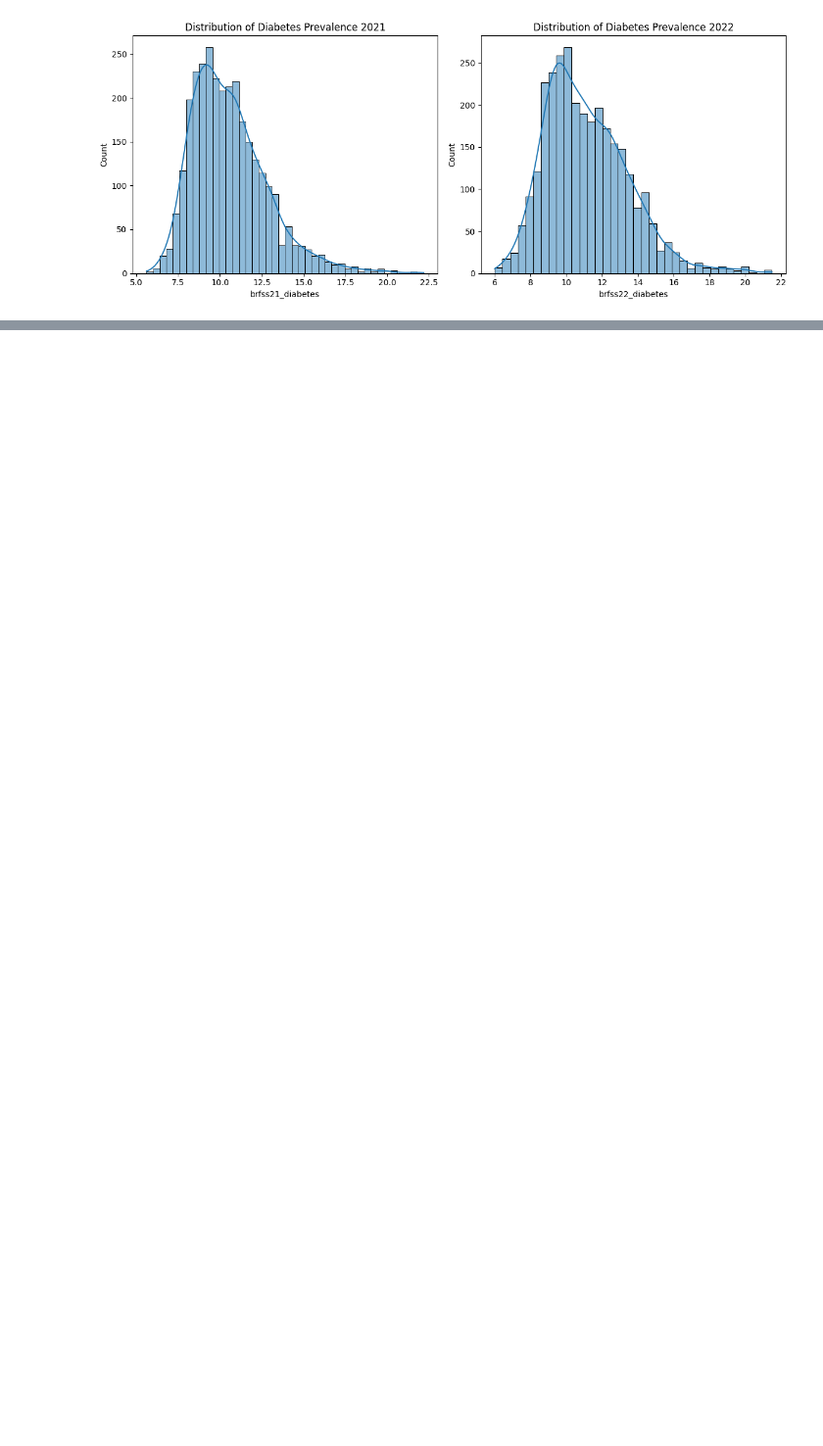
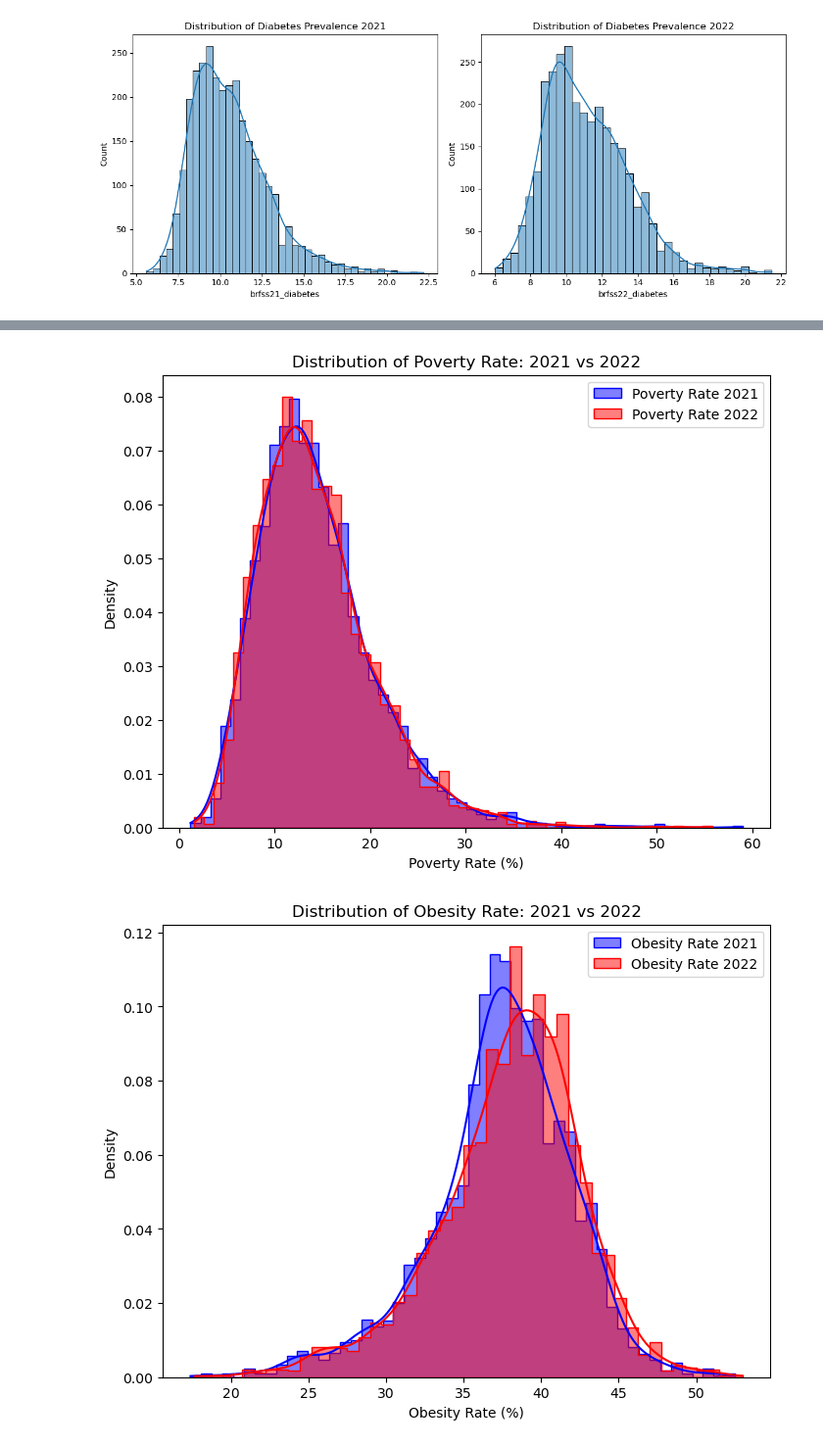
Before and after one commit to mfarme/internet_diabetes, a Jupyter notebook: 03_code/03.02_analysis/eda.ipynb, the cells around one changed output, grey strips where cells are left out. Shown at 98% size. Saved outputs shown, nothing was run; the diff lists cells and outputs as text; code cells hidden in the pictures; blank space fills up the shorter version.

```diff
--- a/03_code/03.02_analysis/eda.ipynb
+++ b/03_code/03.02_analysis/eda.ipynb
@@ -59,0 +41,37 @@ plt.show()
+# %%
+plt.figure(figsize=(8, 6))
+sns.histplot(df['acs21_pct_ses_pov'], kde=True, stat='density', element='step', fill=True, color='blue', alpha=0.5, label='Poverty Rate 2021')
+sns.histplot(df['acs22_pct_ses_pov'], kde=True, stat='density', element='step', fill=True, color='red', alpha=0.5, label='Poverty Rate 2022')
+plt.title('Distribution of Poverty Rate: 2021 vs 2022')
+plt.xlabel('Poverty Rate (%)')
+plt.legend()
+plt.show()
+
+# obesity rate comparison
+plt.figure(figsize=(8, 6))
+sns.histplot(df['brfss21_obesity'], kde=True, stat='density', element='step', fill=True, color='blue', alpha=0.5, label='Obesity Rate 2021')
+sns.histplot(df['brfss22_obesity'], kde=True, stat='density', element='step', fill=True, color='red', alpha=0.5, label='Obesity Rate 2022')
+plt.title('Distribution of Obesity Rate: 2021 vs 2022')
+plt.xlabel('Obesity Rate (%)')
+plt.legend()
+plt.show()
+
+# broadband adoption comparison
+plt.figure(figsize=(8, 6))
+sns.histplot(df['acs21_pct_dg_bb_int'], kde=True, stat='density', element='step', fill=True, color='blue', alpha=0.5, label='Broadband Adoption Rate 2021')
+sns.histplot(df['acs22_pct_dg_bb_int'], kde=True, stat='density', element='step', fill=True, color='red', alpha=0.5, label='Broadband Adoption Rate 2022')
+plt.title('Distribution of Broadband Adoption Rate: 2021 vs 2022')
+plt.xlabel('Broadband Adoption Rate (%)')
+plt.legend()
+
+# diabetes prevalence
+plt.figure(figsize=(8, 6))
+sns.histplot(df['brfss21_diabetes'], kde=True, stat='density', element='step', fill=True, color='blue', alpha=0.5, label='Diabetes Prevalence Rate 2021')
+sns.histplot(df['brfss22_diabetes'], kde=True, stat='density', element='step', fill=True, color='red', alpha=0.5, label='Diabetes Prevalence Rate 2022')
+plt.title('Distribution of Diabetes Prevalence Rate: 2021 vs 2022')
+plt.xlabel('Diabetes Prevalence Rate (%)')
+plt.legend()
+plt.show()
+# %% [output]
+[figure, added]
+[figure, added]
```
Also changed, not shown: parts of 5 cells of this notebook, 3 other files.
